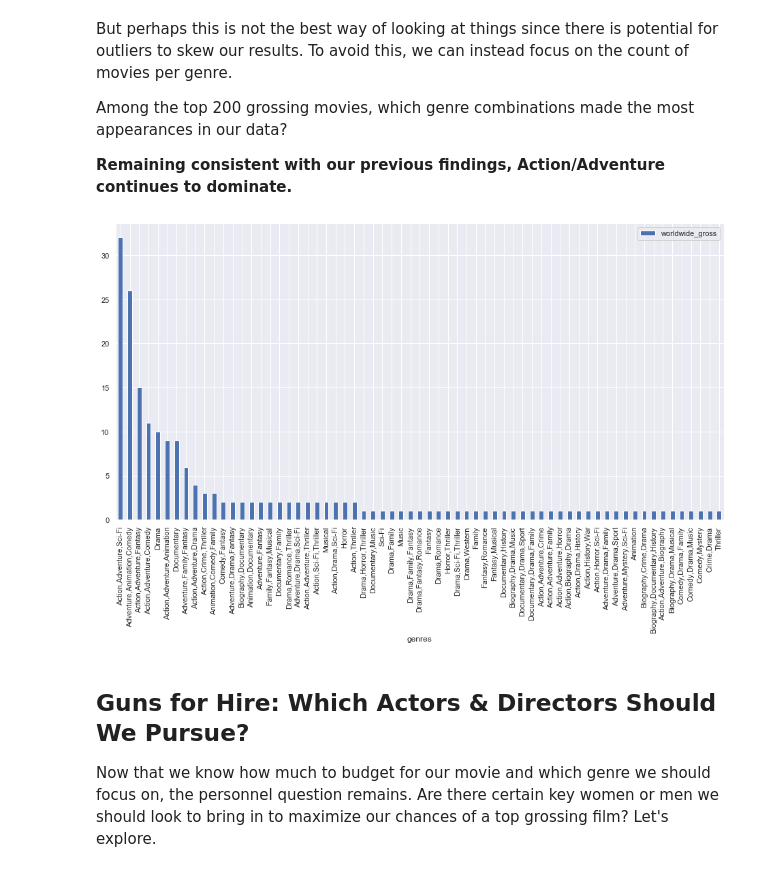
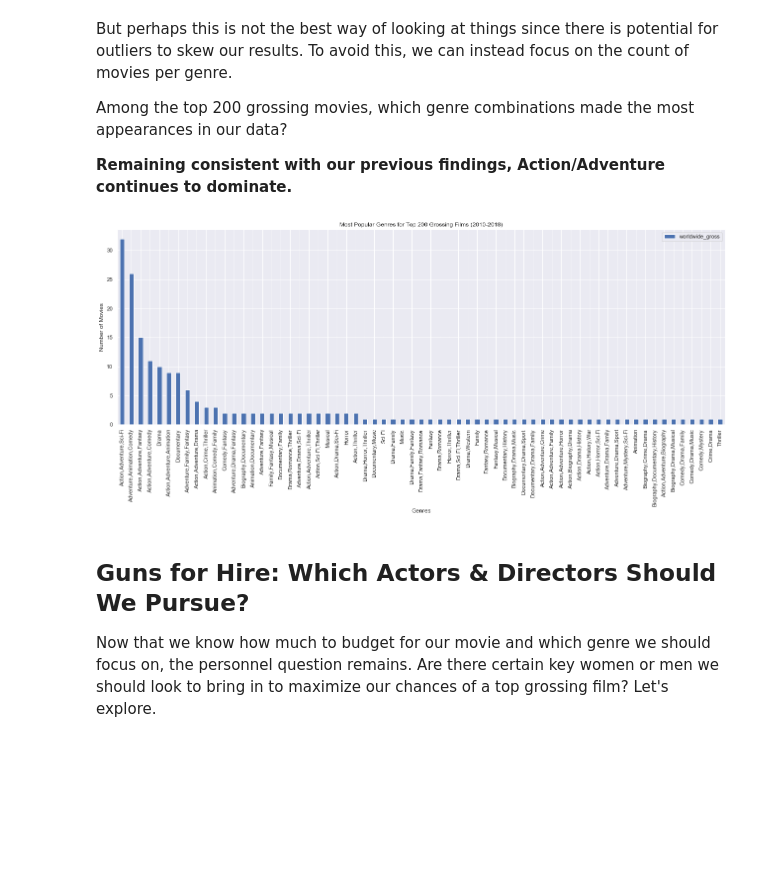
Before and after one commit to mokome/project1, a Jupyter notebook: index.ipynb, the cells around one changed output. Saved outputs shown, nothing was run; the diff lists cells and outputs as text; code cells hidden in the pictures; blank space fills up the shorter version.

```diff
--- a/index.ipynb
+++ b/index.ipynb
@@ -250,9 +258,14 @@ Among the top 200 grossing movies, which genre combinations made the most appear
 # %%
 # Show total count per genre among the top 200 grossing worldwide from 2010-2018
 top200_df.groupby('genres').count().sort_values(by='worldwide_gross',
-                                             ascending=False).plot(kind='bar', y='worldwide_gross', figsize=(16,8));
+                                             ascending=False).plot(kind='bar', y='worldwide_gross', figsize=(22,7.25));
+plt.title('Most Popular Genres for Top 200 Grossing Films (2010-2018)')
+plt.xlabel('Genres')
+plt.ylabel('Number of Movies');
+
+# Revenue / number of appearances?
 # %% [output]
-[figure, old version]
+[figure, new version]
 # %% [markdown]
 ## Guns for Hire: Which Actors & Directors Should We Pursue?
 
```
Also changed, not shown: parts of 16 cells of this notebook.
